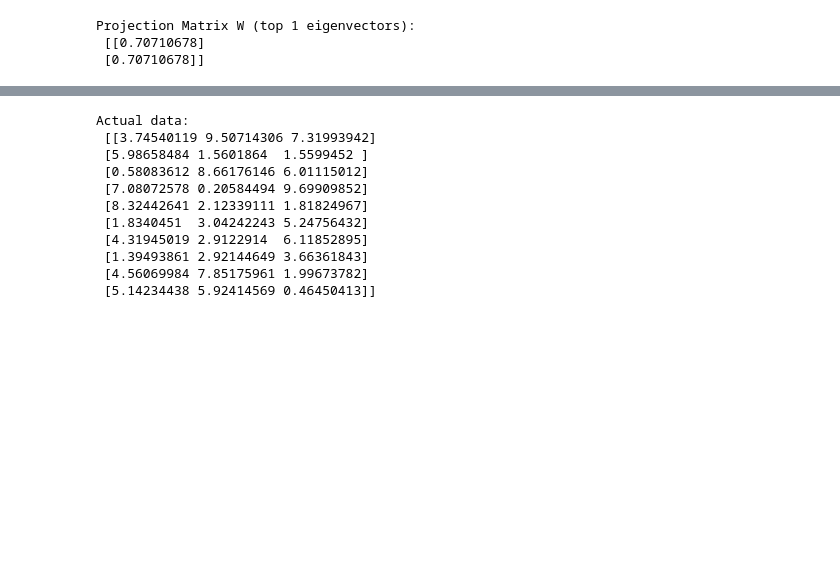
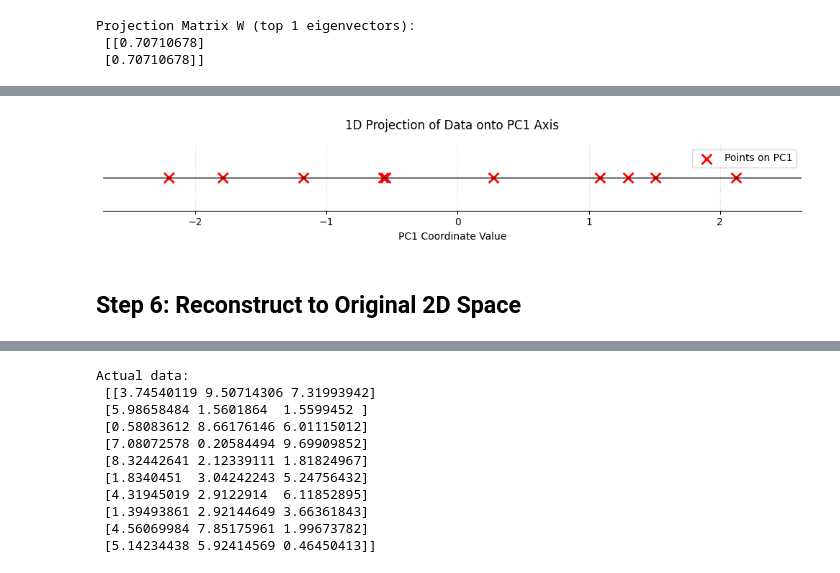
Before and after one commit to ash322ash422/tut_ml, a Jupyter notebook: 2_misc_DimensionReduction_PCA-tSNE-SVD-LDA/tut_PCA_1_implementation_using_numpy.ipynb, the cells around one changed output, grey strips where cells are left out. Cells and saved outputs as stored; diff of their text form; code cells hidden in the pictures; blank space fills up the shorter version.

```diff
--- a/2_misc_DimensionReduction_PCA-tSNE-SVD-LDA/tut_PCA_1_implementation_using_numpy.ipynb
+++ b/2_misc_DimensionReduction_PCA-tSNE-SVD-LDA/tut_PCA_1_implementation_using_numpy.ipynb
@@ -99 +147,36 @@ Projection Matrix W (top 1 eigenvectors):
+# %%
+# Lets the points on PC1
+
+# Create an array of zeros for the y-axis
+y_zeros = np.zeros_like(X_pca)
+
+# 2. Plotting
+plt.figure(figsize=(10, 2))  # Short height to emphasize 1D space
+
+# Plot points on the line
+plt.scatter(X_pca, y_zeros, color='red', marker='x', s=100, linewidths=2, label='Points on PC1')
+
+# Draw the single axis line
+plt.axhline(0, color='black', linewidth=1)
+
+# Aesthetics
+plt.title('1D Projection of Data onto PC1 Axis', fontsize=12, pad=15)
+plt.xlabel('PC1 Coordinate Value', fontsize=10)
+plt.grid(axis='x', linestyle=':', alpha=0.6)
+
+# Hide the y-axis entirely since it has no meaning here
+plt.gca().get_yaxis().set_visible(False)
+
+# Clean up borders
+for spine in ['top', 'left', 'right']:
+    plt.gca().spines[spine].set_visible(False)
+
+plt.xlim(min(X_pca) - 0.5, max(X_pca) + 0.5)
+plt.legend(loc='upper right')
+plt.tight_layout()
+plt.show()
+# %% [output]
+[figure, added]
+# %% [markdown]
+## Step 6: Reconstruct to Original 2D Space
 # %%
```
Also changed, not shown: parts of 21 cells of this notebook, 28 other files.
